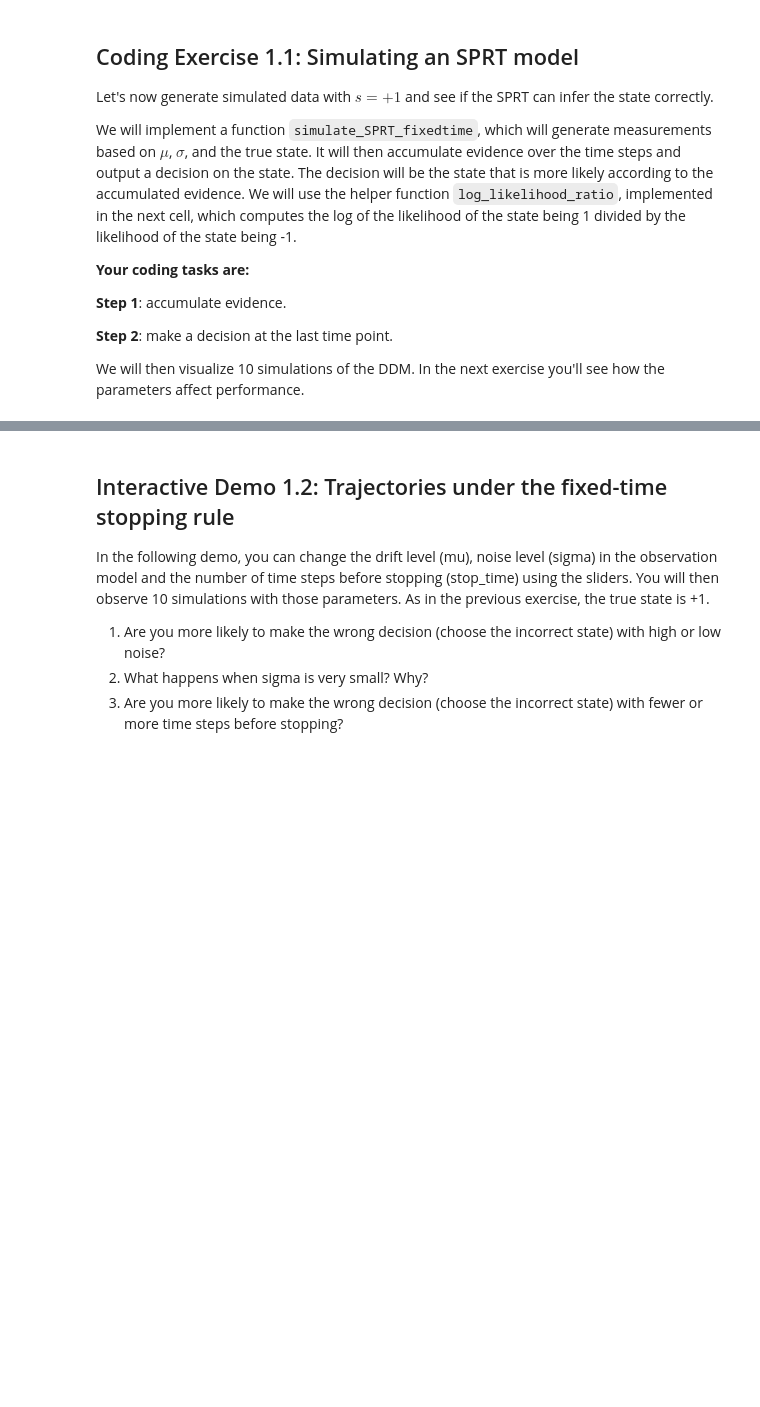
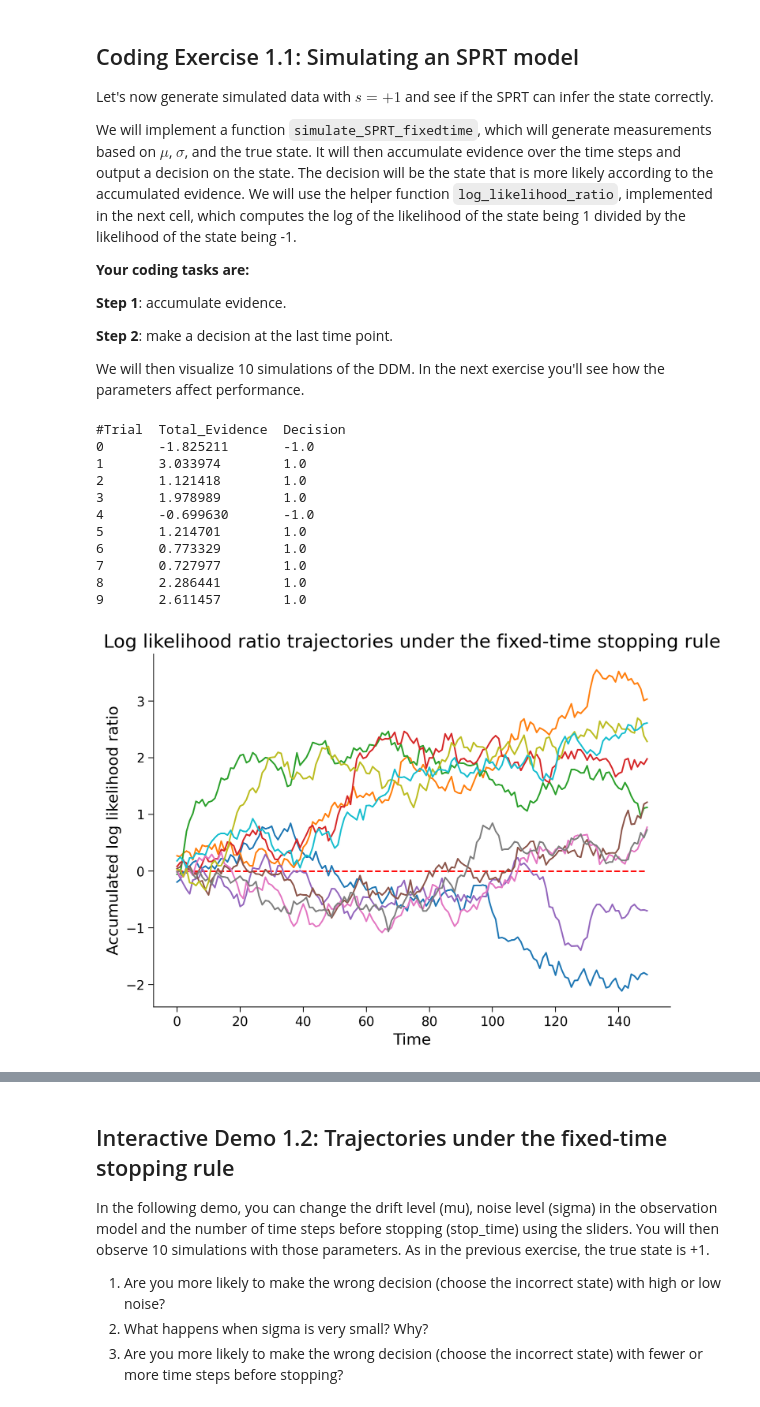
Before and after one commit to heathlarsson/course-content, a Jupyter notebook: tutorials/W3D2_HiddenDynamics/W3D2_Tutorial1.ipynb, the cells around one changed output, grey strips where cells are left out. Saved outputs shown, nothing was run; the diff lists cells and outputs as text; code cells hidden in the pictures; blank space fills up the shorter version.

```diff
--- a/tutorials/W3D2_HiddenDynamics/W3D2_Tutorial1.ipynb
+++ b/tutorials/W3D2_HiddenDynamics/W3D2_Tutorial1.ipynb
@@ -502,12 +506,6 @@ def simulate_SPRT_fixedtime(mu, sigma, stop_time, true_dist = 1):
     decision (int): 1 for s = 1, -1 for s = -1
     Mvec (numpy vector): the generated sequences of measurement data in this trial
   """
-
-  #################################################
-  ## TODO for students ##
-  # Fill out function and remove
-  raise NotImplementedError("Student exercise: complete simulate_SPRT_fixedtime")
-  #################################################
 
   # Set means of observation distributions
   assert mu > 0, "Mu should be > 0"
@@ -518,35 +516,48 @@ def simulate_SPRT_fixedtime(mu, sigma, stop_time, true_dist = 1):
   p_pos = stats.norm(loc = mu_pos, scale = sigma)
   p_neg = stats.norm(loc = mu_neg, scale = sigma)
 
   # Generate a random sequence of measurements
   if true_dist == 1:
     Mvec = p_pos.rvs(size = stop_time)
   else:
     Mvec = p_neg.rvs(size = stop_time)
 
   # Calculate log likelihood ratio for each measurement (delta_t)
   ll_ratio_vec = log_likelihood_ratio(Mvec, p_neg, p_pos)
 
   # STEP 1: Calculate accumulated evidence (S) given a time series of evidence (hint: np.cumsum)
-  evidence_history = ...
+  evidence_history = np.cumsum(ll_ratio_vec)
 
   # STEP 2: Make decision based on the sign of the evidence at the final time.
-  decision = ...
+  decision =  np.sign(evidence_history[-1])
 
   return evidence_history, decision, Mvec
 
 
 # Set random seed
 np.random.seed(100)
 
 # Set model parameters
 mu = .2
 sigma = 3.5  # standard deviation for p+ and p-
 num_sample = 10  # number of simulations to run
 stop_time = 150 # number of steps before stopping
 
 # Simulate and visualize
 simulate_and_plot_SPRT_fixedtime(mu, sigma, stop_time, num_sample)
+# %% [output]
+#Trial  Total_Evidence  Decision
+0       -1.825211       -1.0
+1       3.033974        1.0
+2       1.121418        1.0
+3       1.978989        1.0
+4       -0.699630       -1.0
+5       1.214701        1.0
+6       0.773329        1.0
+7       0.727977        1.0
+8       2.286441        1.0
+9       2.611457        1.0
+[figure, added]
 # %%
 # to_remove solution
 def simulate_SPRT_fixedtime(mu, sigma, stop_time, true_dist = 1):
```
Also changed, not shown: parts of 14 cells of this notebook.
